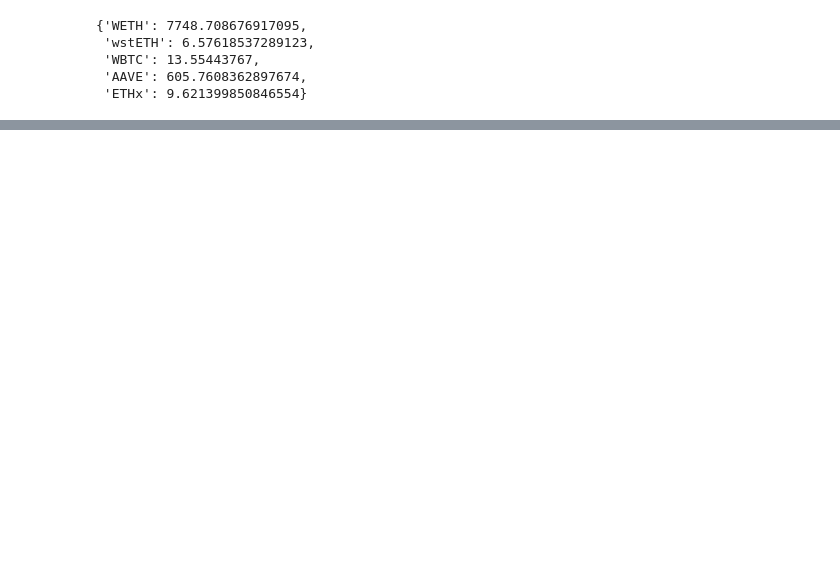
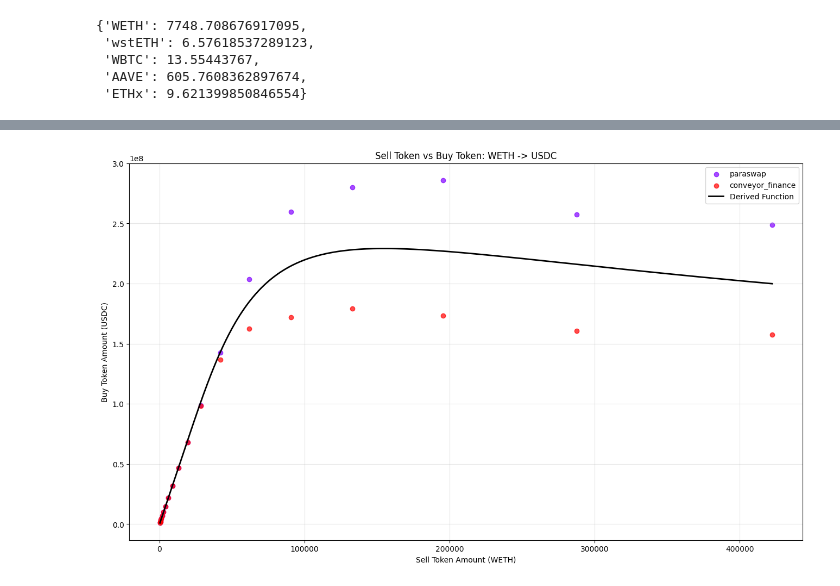
Before and after one commit to DiligentDeer/simuliq, a Jupyter notebook: analysis/template/test.ipynb, the cells around one changed output, grey strips where cells are left out. Cells and saved outputs as stored; diff of their text form; code cells hidden in the pictures; blank space fills up the shorter version.

```diff
--- a/analysis/template/test.ipynb
+++ b/analysis/template/test.ipynb
@@ -381 +383,18 @@ Total Liquidatable Debt:
 }
+# %%
+import pickle
+import os
+
+# Try to load existing trade_pair_hashmap or create new one
+try:
+    if os.path.exists('trade_pair_hashmap.pkl'):
+        with open('trade_pair_hashmap.pkl', 'rb') as f:
+            trade_pair_hashmap = pickle.load(f)
+        print(f"Loaded existing trade_pair_hashmap with {len(trade_pair_hashmap)} pairs")
+    else:
+        trade_pair_hashmap = {}
+        print("Created new empty trade_pair_hashmap")
+except Exception as e:
+    print(f"Error loading trade_pair_hashmap: {str(e)}")
+    trade_pair_hashmap = {}
+    print("Created new empty trade_pair_hashmap due to error")
@@ -381,0 +458,79 @@ Total Liquidatable Debt:
+# %%
+import numpy as np
+import matplotlib.pyplot as plt
+
+# Creata a copy of updated_trade_pair_hashmap
+updated_trade_pair_hashmap_copy = trade_pair_hashmap.copy()
+
+
+pair = updated_trade_pair_hashmap_copy["WETH-USDC"]
+
+
+def derived_func(x, r, k, c):
+    """
+    Calculate the value of y based on the given formula.
+
+    Parameters:
+        x (float): The value of x in the formula.
+        r (float): The value of r in the formula.
+        k (float): The value of k in the formula.
+        c (float): The value of c in the formula.
+
+    Returns:
+        float: The calculated value of y.
+    """
+    exponent = k * (x ** -c)
+    y = (x * r) * (1 - (1/np.exp(exponent)))
+    return y
+
+r = pair.exchange_price
+k = pair.k
+c = pair.c
+
+pair_quotes_df = pair.quotes_df
+
+# Create a new figure with a larger size
+plt.figure(figsize=(16, 9))
+
+# Plot scatter points for each dex_aggregator
+aggregators = pair_quotes_df['dex_aggregator'].unique()
+colors = plt.cm.rainbow(np.linspace(0, 1, len(aggregators)))
+
+sell_token_decimals = pair.sell_token.decimals
+buy_token_decimals = pair.buy_token.decimals
+
+for aggregator, color in zip(aggregators, colors):
+    df_agg = pair_quotes_df[pair_quotes_df['dex_aggregator'] == aggregator]
+    if not df_agg.empty:
+        adjusted_sell_amount = df_agg['sell_token_amount'] / (10 ** sell_token_decimals)
+        adjusted_buy_amount = df_agg['buy_token_amount'] / (10 ** buy_token_decimals)
+        plt.scatter(adjusted_sell_amount,
+                    adjusted_buy_amount,
+                    label=aggregator, color=color, alpha=0.7)
+    else:
+        print(f"No data for aggregator: {aggregator}")
+
+# Plot the derived function
+if not pair_quotes_df.empty:
+    x_min = pair_quotes_df['sell_token_amount'].min() / (10 ** sell_token_decimals)
+    x_max = pair_quotes_df['sell_token_amount'].max() / (10 ** sell_token_decimals)
+    x_range = np.linspace(x_min, x_max, 1000)
+    y_derived = derived_func(x_range, r, k, c)
+    plt.plot(x_range, y_derived, 'k-', label='Derived Function', linewidth=2)
+
+plt.xlabel(f'Sell Token Amount ({pair.sell_token.symbol})')
+plt.ylabel(f'Buy Token Amount ({pair.buy_token.symbol})')
+plt.title(f'Sell Token vs Buy Token: {pair.sell_token.symbol} -> {pair.buy_token.symbol}')
+plt.legend()
+plt.grid(True, alpha=0.3)
+# plt.xscale('log')
+# plt.yscale('log')
+plt.show()
+
+# Print the function parameters
+print(f"\nFunction parameters:")
+print(f"Exchange Price (r): {r:.6f}")
+print(f"k: {k:.6f}")
+print(f"c: {c:.6f}")
+# %% [output]
+[figure, added]
```
Also changed, not shown: parts of 23 cells of this notebook.
